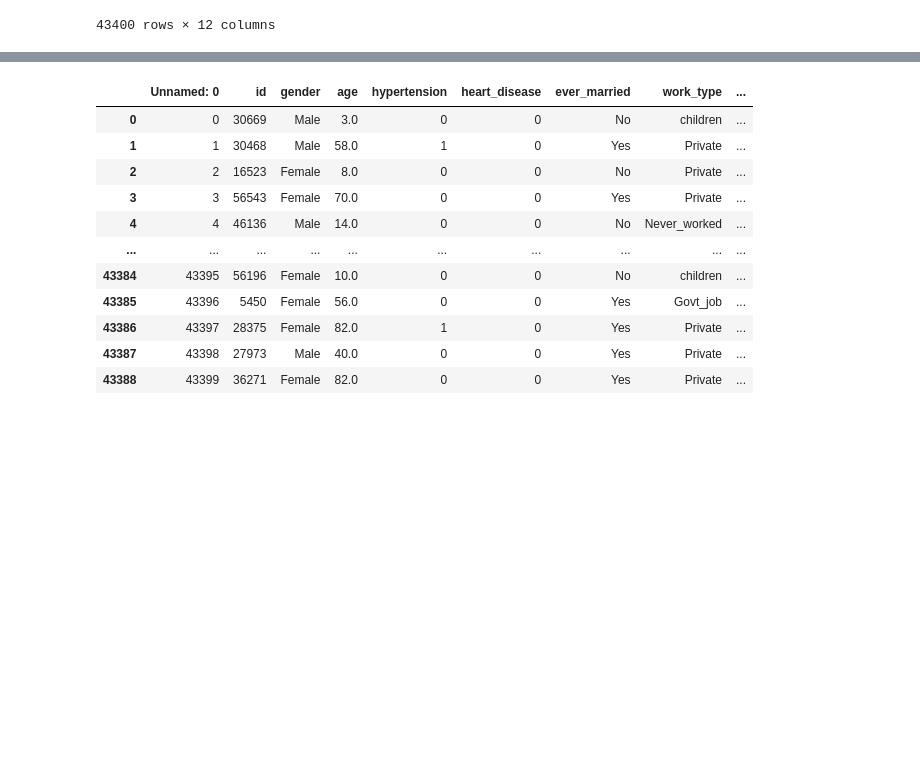
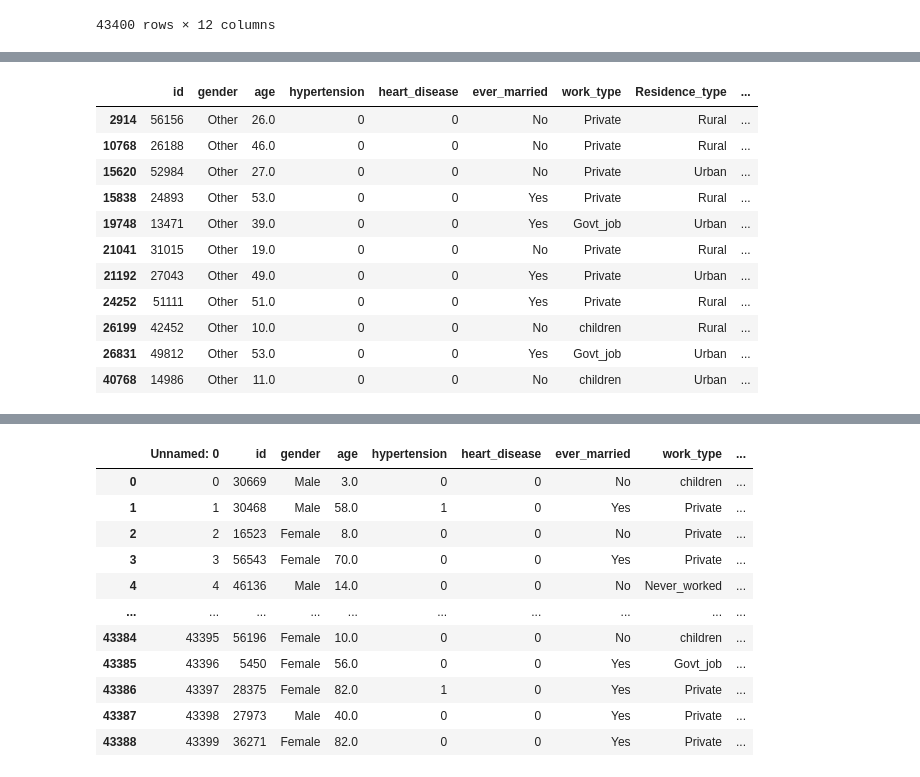
Before and after one commit to DavEspo/Stroke-Prediction, a Jupyter notebook: Phase2.ipynb, the cells around one changed output, grey strips where cells are left out. Saved outputs shown, nothing was run; the diff lists cells and outputs as text; code cells hidden in the pictures; blank space fills up the shorter version.

```diff
--- a/Phase2.ipynb
+++ b/Phase2.ipynb
@@ -175,0 +513,16 @@ Num of Updated Cells: 4978
+# %%
+# Checking the data for the 11 instances of 'Other' in the gender feature
+df[df['gender']=='Other']
+# %% [output]
+|  | id | gender | age | hypertension | heart_disease | ever_married | work_type | Residence_type | ... |
+| 2914 | 56156 | Other | 26.0 | 0 | 0 | No | Private | Rural | ... |
+| 10768 | 26188 | Other | 46.0 | 0 | 0 | No | Private | Rural | ... |
+| 15620 | 52984 | Other | 27.0 | 0 | 0 | No | Private | Urban | ... |
+| 15838 | 24893 | Other | 53.0 | 0 | 0 | Yes | Private | Rural | ... |
+| 19748 | 13471 | Other | 39.0 | 0 | 0 | Yes | Govt_job | Urban | ... |
+| 21041 | 31015 | Other | 19.0 | 0 | 0 | No | Private | Rural | ... |
+| 21192 | 27043 | Other | 49.0 | 0 | 0 | Yes | Private | Urban | ... |
+| 24252 | 51111 | Other | 51.0 | 0 | 0 | Yes | Private | Rural | ... |
+| 26199 | 42452 | Other | 10.0 | 0 | 0 | No | children | Rural | ... |
+| 26831 | 49812 | Other | 53.0 | 0 | 0 | Yes | Govt_job | Urban | ... |
+| 40768 | 14986 | Other | 11.0 | 0 | 0 | No | children | Urban | ... |
```
Also changed, not shown: parts of 30 cells of this notebook.
